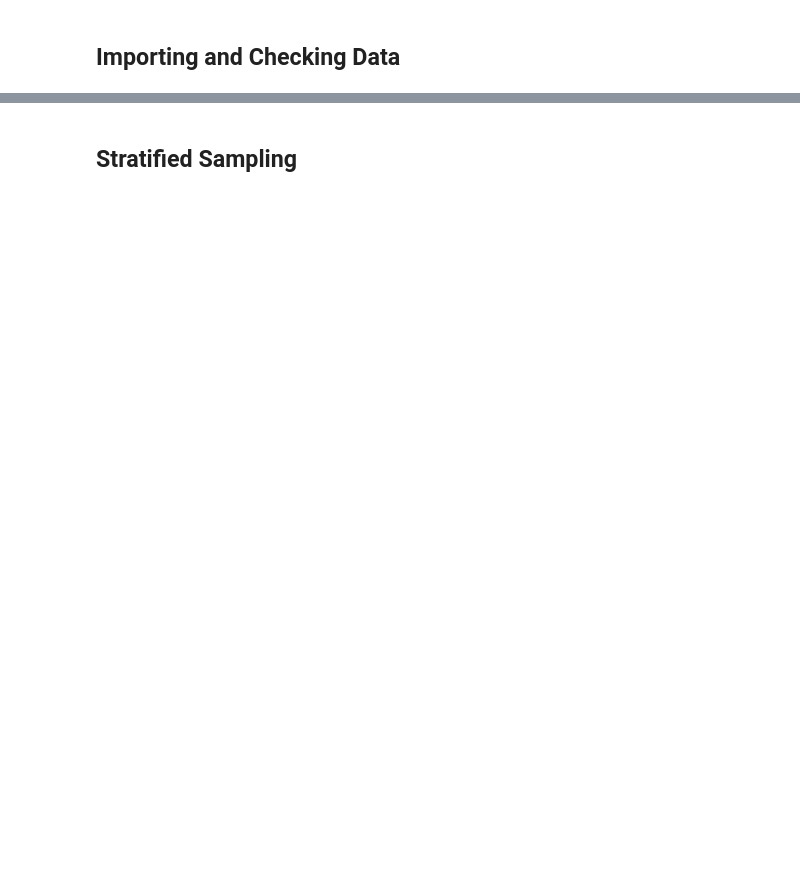
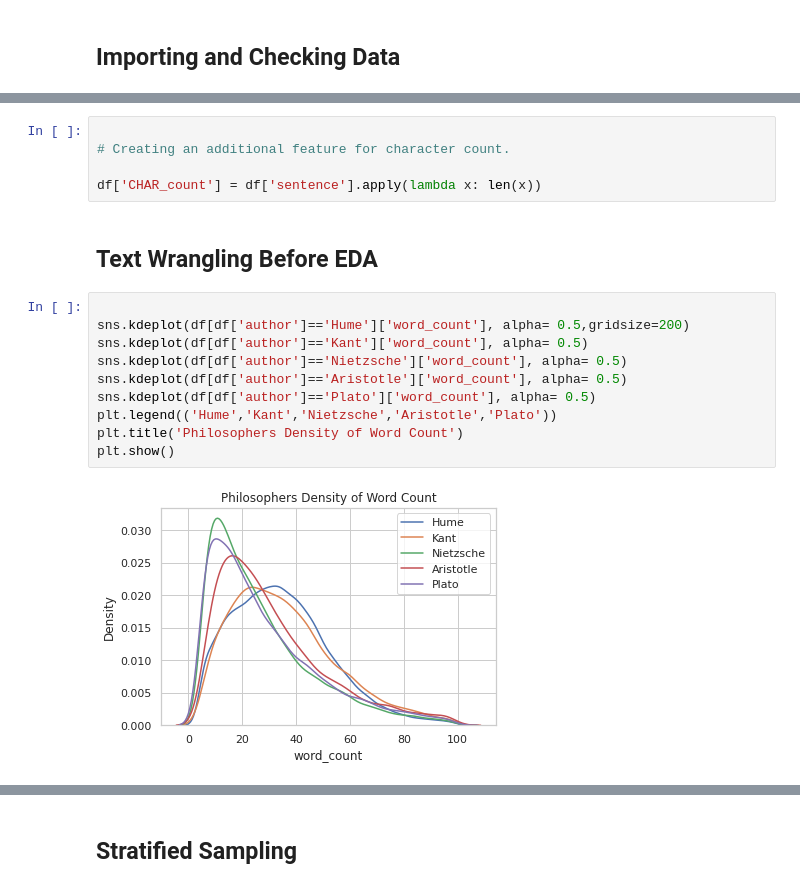
Before and after one commit to badieah/Author-Authentication, a Jupyter notebook: Model_Testing_Authorship_Analysis.ipynb, the cells around one changed output, grey strips where cells are left out. Saved outputs shown, nothing was run; the diff lists cells and outputs as text; blank space fills up the shorter version.

```diff
--- a/Model_Testing_Authorship_Analysis.ipynb
+++ b/Model_Testing_Authorship_Analysis.ipynb
@@ -96,0 +560,19 @@ df_n.shape
+# %%
+
+# Creating an additional feature for character count.
+
+df['CHAR_count'] = df['sentence'].apply(lambda x: len(x))
+# %% [markdown]
+## Text Wrangling Before EDA
+# %%
+
+sns.kdeplot(df[df['author']=='Hume']['word_count'], alpha= 0.5,gridsize=200)
+sns.kdeplot(df[df['author']=='Kant']['word_count'], alpha= 0.5)
+sns.kdeplot(df[df['author']=='Nietzsche']['word_count'], alpha= 0.5)
+sns.kdeplot(df[df['author']=='Aristotle']['word_count'], alpha= 0.5)
+sns.kdeplot(df[df['author']=='Plato']['word_count'], alpha= 0.5)
+plt.legend(('Hume','Kant','Nietzsche','Aristotle','Plato'))
+plt.title('Philosophers Density of Word Count')
+plt.show()
+# %% [output]
+[figure, added]
```
Also changed, not shown: parts of 203 cells of this notebook.
